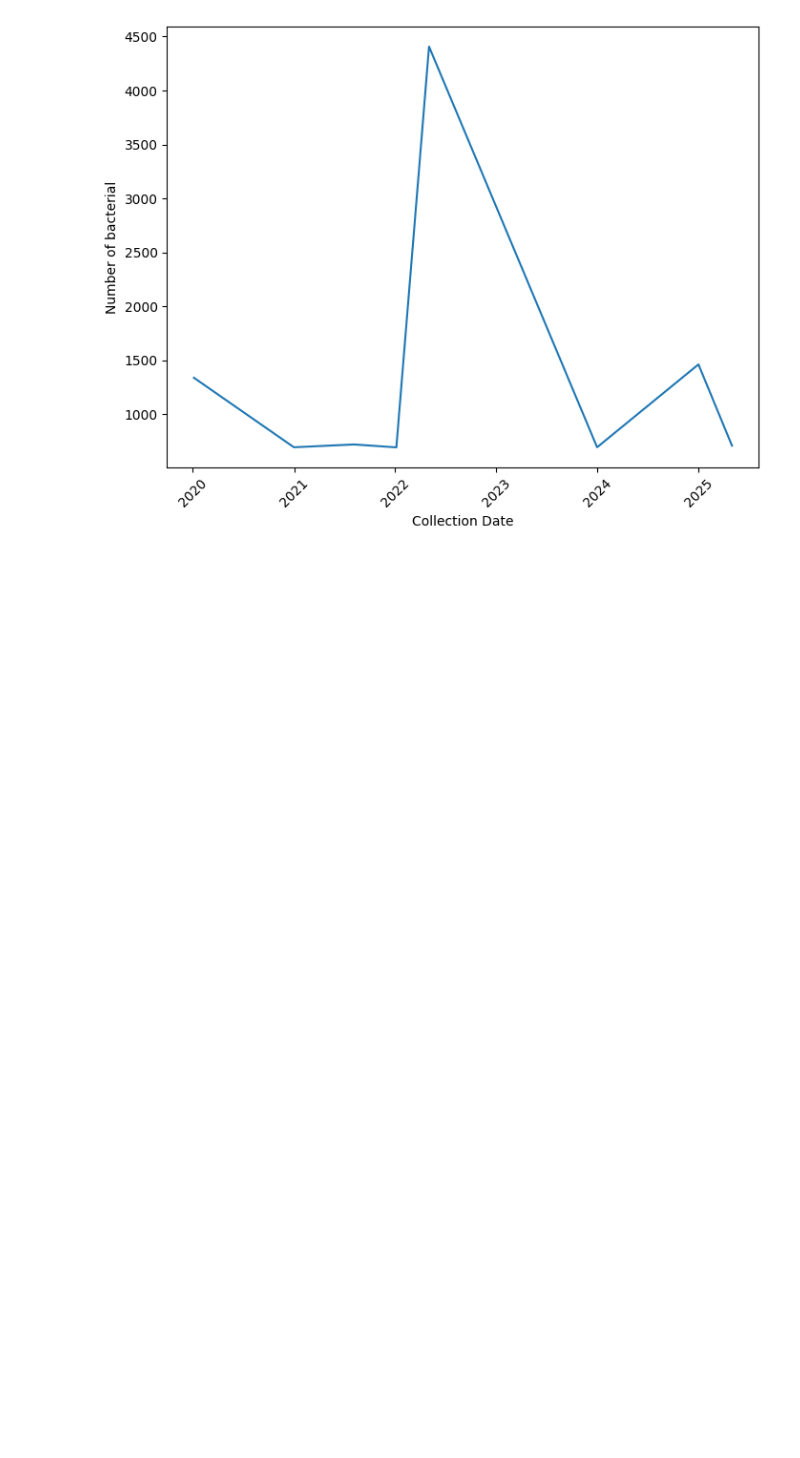
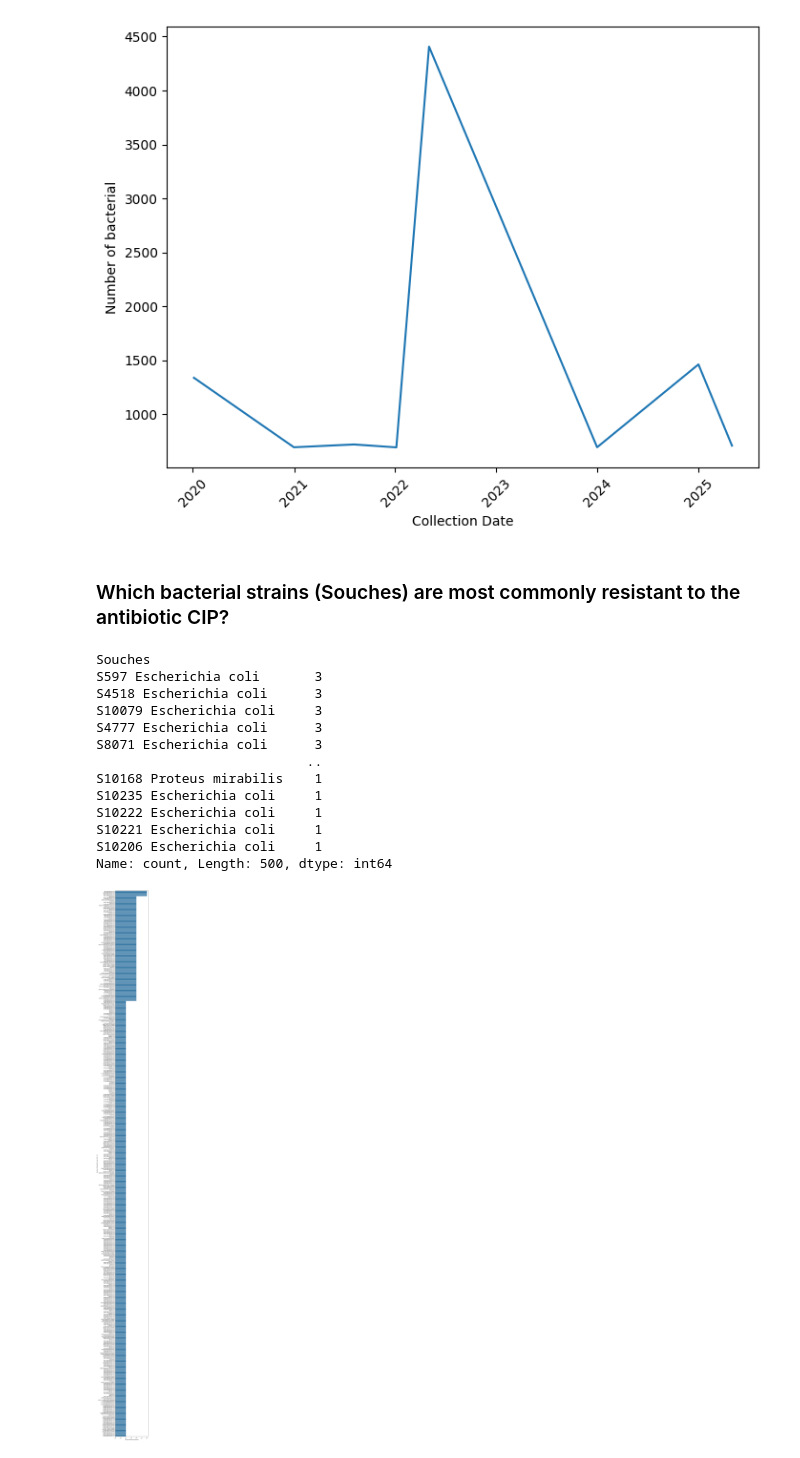
Before and after one commit to uzaifhassan/Bacteria_dataset_Multiresictance_Data_preprocessing, a Jupyter notebook: Bacteria_dataset_Multiresictance_Data_Visualization.ipynb, the cells around one changed output. Drawn from its saved outputs; the diff is of its cells as text; code cells hidden in the pictures; blank space fills up the shorter version.

```diff
--- a/Bacteria_dataset_Multiresictance_Data_Visualization.ipynb
+++ b/Bacteria_dataset_Multiresictance_Data_Visualization.ipynb
@@ -220,3 +220,32 @@ Date
 2022-01-05     692
 Name: count, dtype: int64
 [figure]
+# %% [markdown]
+### Which bacterial strains (Souches) are most commonly resistant to the antibiotic CIP?
+# %%
+d1=df[df["CIP"]=="R"][["Souches","CIP"]]
+ct=d1.value_counts()
+sh = d1["Souches"].value_counts().head(500)
+print(sh)
+plt.figure(figsize=(6,100))
+
+sns.barplot(y=sh.index, x=sh.values)
+plt.xlabel("Bacterial Strains (Souches)")
+plt.ylabel("Number of Resistant Cases (CIP = R)")
+plt.xticks(rotation=45)
+plt.show()
+# %% [output]
+Souches
+S597 Escherichia coli       3
+S4518 Escherichia coli      3
+S10079 Escherichia coli     3
+S4777 Escherichia coli      3
+S8071 Escherichia coli      3
+                           ..
+S10168 Proteus mirabilis    1
+S10235 Escherichia coli     1
+S10222 Escherichia coli     1
+S10221 Escherichia coli     1
+S10206 Escherichia coli     1
+Name: count, Length: 500, dtype: int64
+[figure, added]
```
